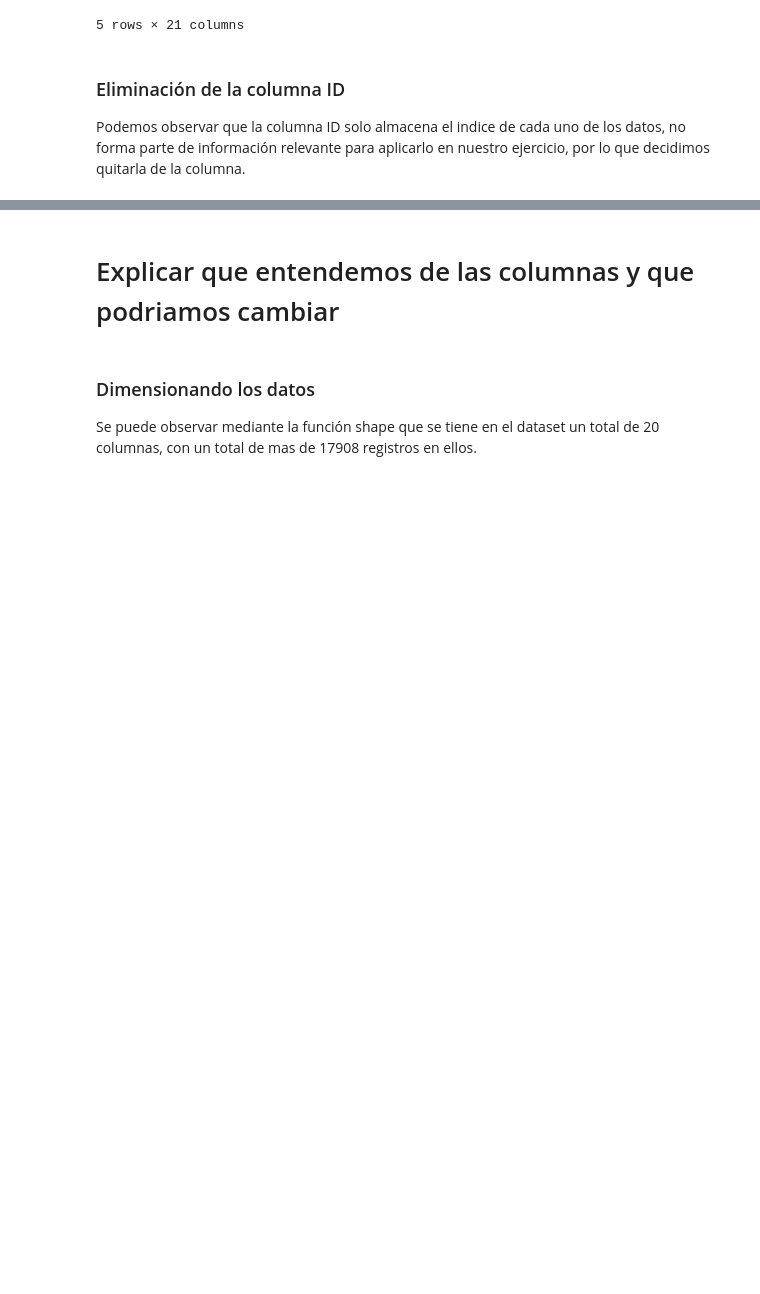
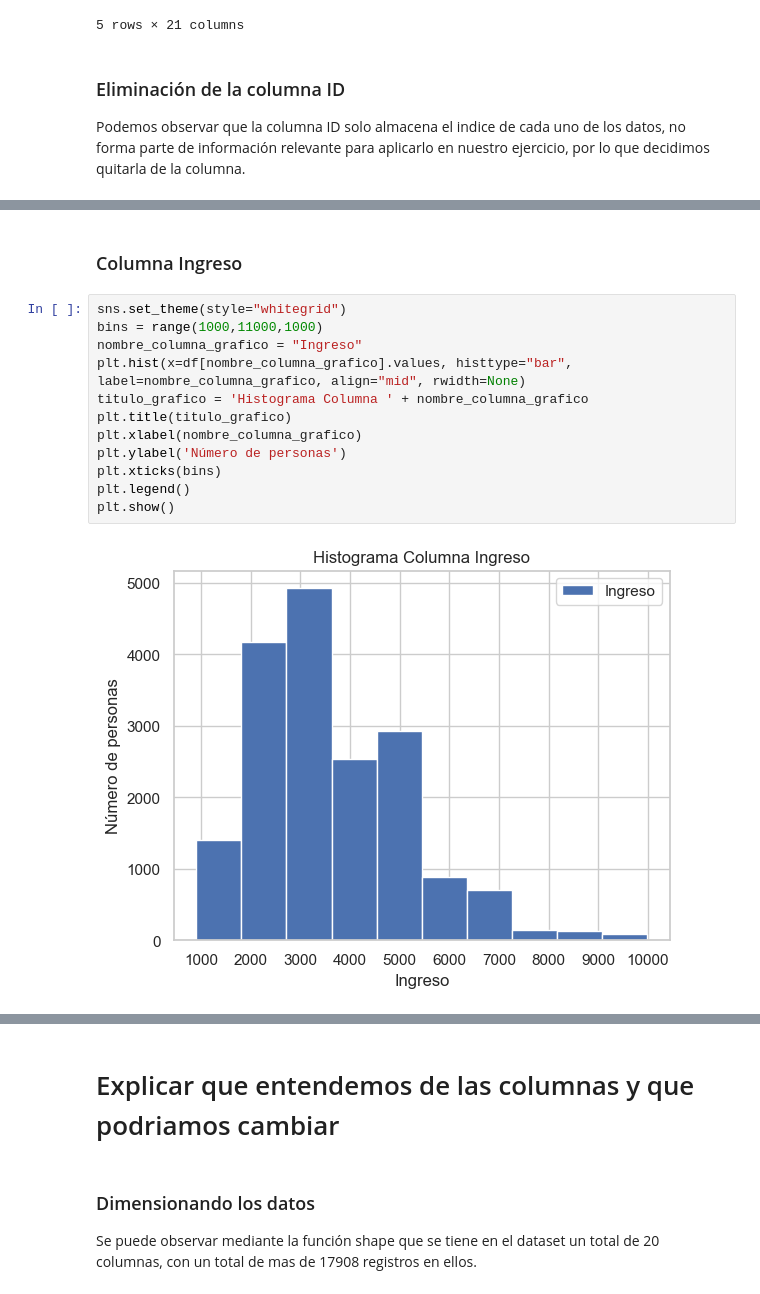
Before and after one commit to ismaelacosta/Proyecto_AID, a Jupyter notebook: examen.ipynb, the cells around one changed output, grey strips where cells are left out. Cells and saved outputs as stored; diff of their text form; blank space fills up the shorter version.

```diff
--- a/examen.ipynb
+++ b/examen.ipynb
@@ -154,0 +215,16 @@ df.head()
+# %% [markdown]
+### Columna Ingreso
+# %%
+sns.set_theme(style="whitegrid")
+bins = range(1000,11000,1000)
+nombre_columna_grafico = "Ingreso"
+plt.hist(x=df[nombre_columna_grafico].values, histtype="bar", label=nombre_columna_grafico, align="mid", rwidth=None)
+titulo_grafico = 'Histograma Columna ' + nombre_columna_grafico
+plt.title(titulo_grafico)
+plt.xlabel(nombre_columna_grafico)
+plt.ylabel('Número de personas')
+plt.xticks(bins)
+plt.legend()
+plt.show()
+# %% [output]
+[figure, added]
```
Also changed, not shown: parts of 62 cells of this notebook.
